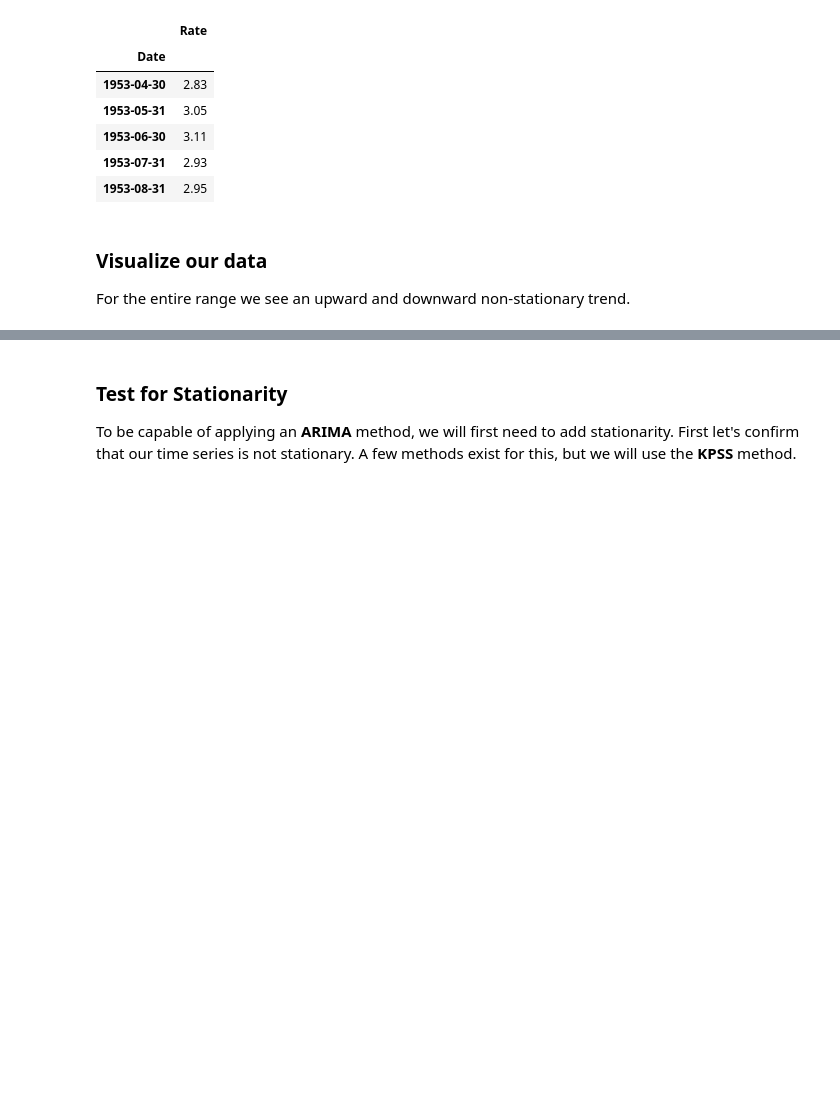
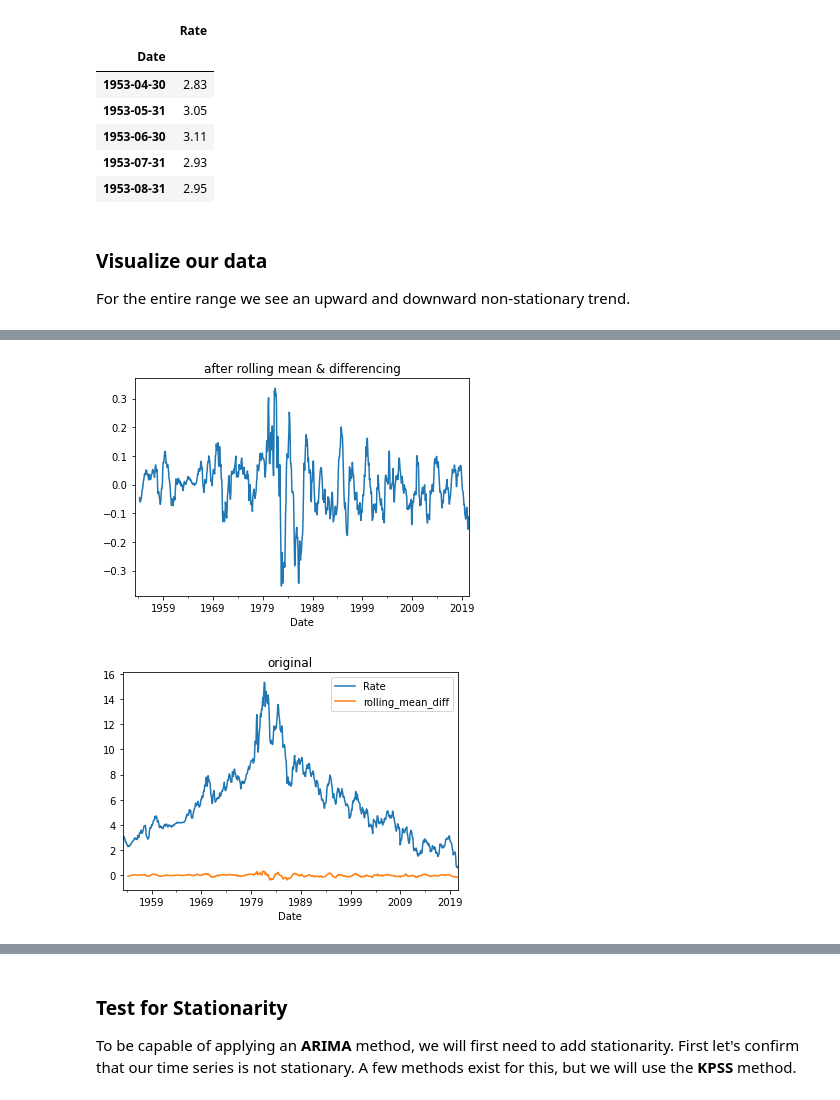
Before and after one commit to techthumb1/time_series_analysis, a Jupyter notebook: notebooks/state-space-us-bond.ipynb, the cells around one changed output, grey strips where cells are left out. Drawn from its saved outputs; the diff is of its cells as text; code cells hidden in the pictures; blank space fills up the shorter version.

```diff
--- a/notebooks/state-space-us-bond.ipynb
+++ b/notebooks/state-space-us-bond.ipynb
@@ -97,0 +134,10 @@ month['Rate'].dtype
+# %%
+rolling_mean = month.rolling(window = 12).mean()
+month['rolling_mean_diff'] = rolling_mean - rolling_mean.shift()
+ax1 = plt.subplot()
+month['rolling_mean_diff'].plot(title='after rolling mean & differencing');
+ax2 = plt.subplot()
+month.plot(title='original');
+# %% [output]
+[figure, added]
+[figure, added]
```
Also changed, not shown: parts of 40 cells of this notebook, 6 other files.
